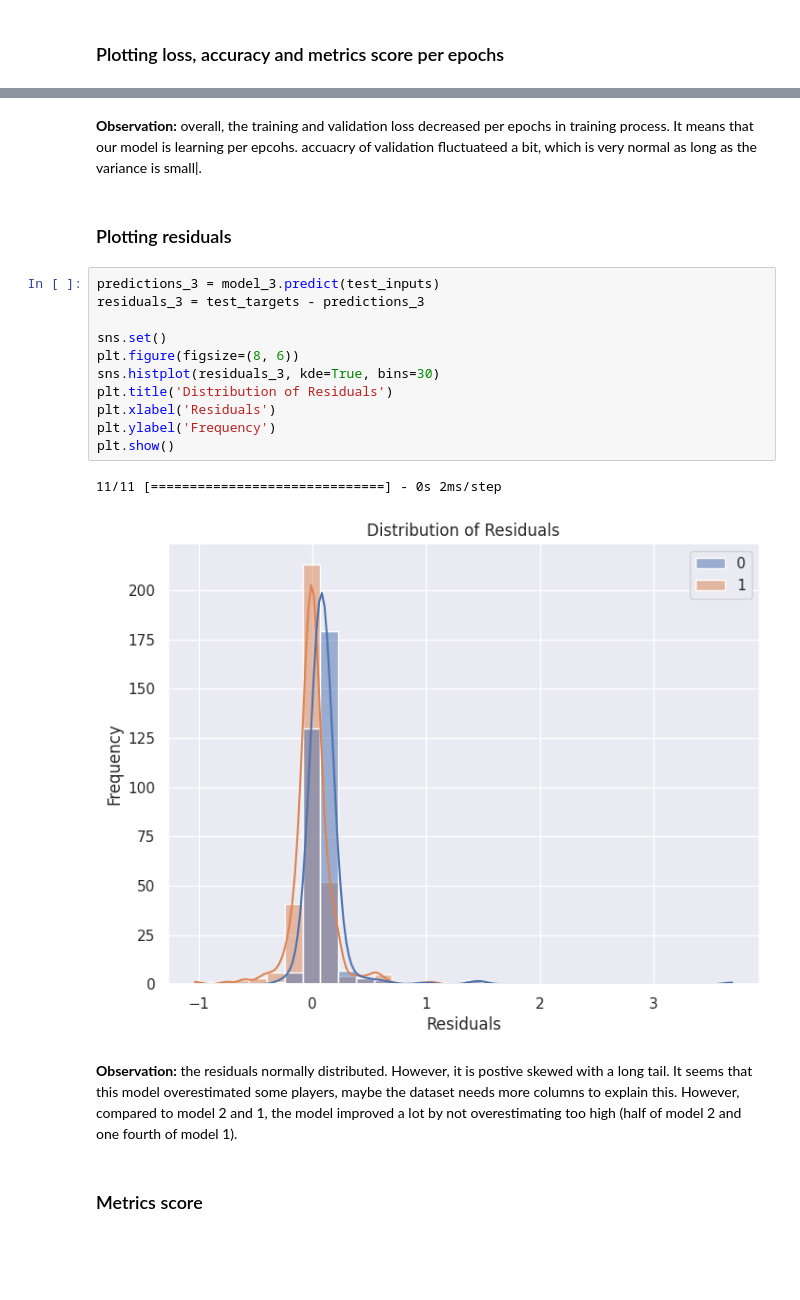
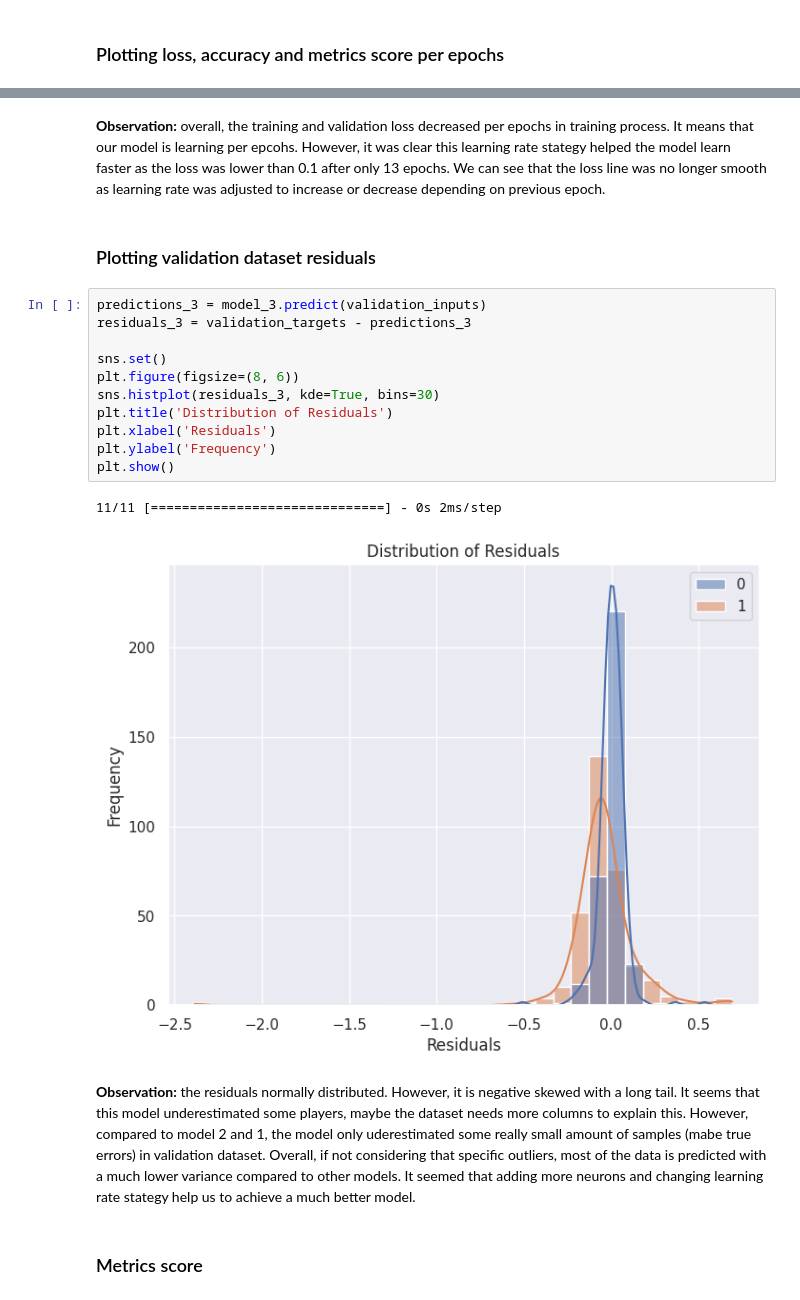
Before and after one commit to hwangdeokThien/CSC14119_IntroDS_final_project, a Jupyter notebook: src/notebooks/4.2-data-modeling-with-deep-training.ipynb, the cells around one changed output, grey strips where cells are left out. Saved outputs shown, nothing was run; the diff lists cells and outputs as text; blank space fills up the shorter version.

```diff
--- a/src/notebooks/4.2-data-modeling-with-deep-training.ipynb
+++ b/src/notebooks/4.2-data-modeling-with-deep-training.ipynb
@@ -508,22 +455,22 @@ plt.show()
 # %% [markdown]
-**Observation:** overall, the training and validation loss decreased per epochs in training process. It means that our model is learning per epcohs. accuacry of validation fluctuateed a bit, which is very normal as long as the variance is small|.
+**Observation:** overall, the training and validation loss decreased per epochs in training process. It means that our model is learning per epcohs. However, it was clear this learning rate stategy helped the model learn faster as the loss was lower than 0.1 after only 13 epochs. We can see that the loss line was no longer smooth as learning rate was adjusted to increase or decrease depending on previous epoch.
 # %% [markdown]
-### Plotting residuals
+### Plotting validation dataset residuals
 # %%
-predictions_3 = model_3.predict(test_inputs)
-residuals_3 = test_targets - predictions_3
+predictions_3 = model_3.predict(validation_inputs)
+residuals_3 = validation_targets - predictions_3
 
 sns.set()
 plt.figure(figsize=(8, 6))
 sns.histplot(residuals_3, kde=True, bins=30)
 plt.title('Distribution of Residuals')
 plt.xlabel('Residuals')
 plt.ylabel('Frequency')
 plt.show()
 # %% [output]
 11/11 [==============================] - 0s 2ms/step
-[figure, old version]
+[figure, new version]
 # %% [markdown]
-**Observation:** the residuals normally distributed. However, it is postive skewed with a long tail. It seems that this model overestimated some players, maybe the dataset needs more columns to explain this. However, compared to model 2 and 1, the model improved a lot by not overestimating too high (half of model 2 and one fourth of model 1).
+**Observation:** the residuals normally distributed. However, it is negative skewed with a long tail. It seems that this model underestimated some players, maybe the dataset needs more columns to explain this. However, compared to model 2 and 1, the model only uderestimated some really small amount of samples (mabe true errors) in validation dataset. Overall, if not considering that specific outliers, most of the data is predicted with a much lower variance compared to other models. It seemed that adding more neurons and changing learning rate stategy help us to achieve a much better model.
 # %% [markdown]
 ### Metrics score
```
Also changed, not shown: parts of 28 cells of this notebook, 3 other files.
